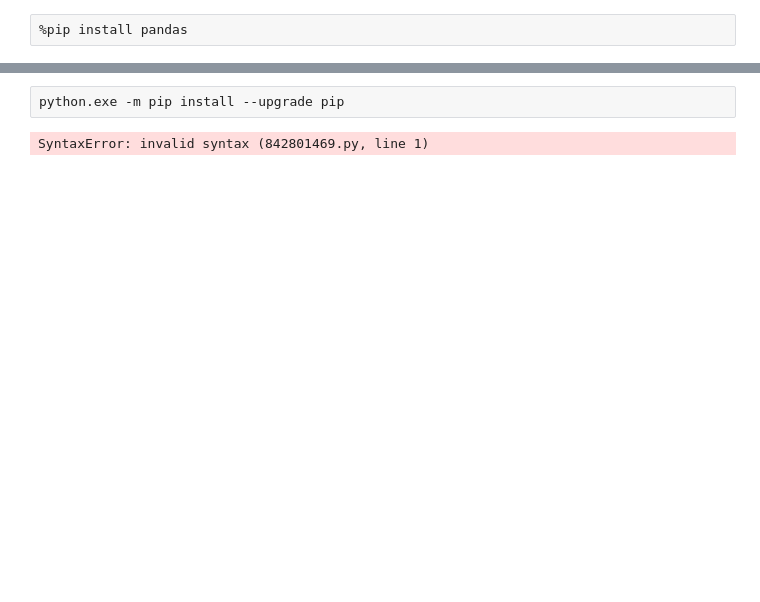
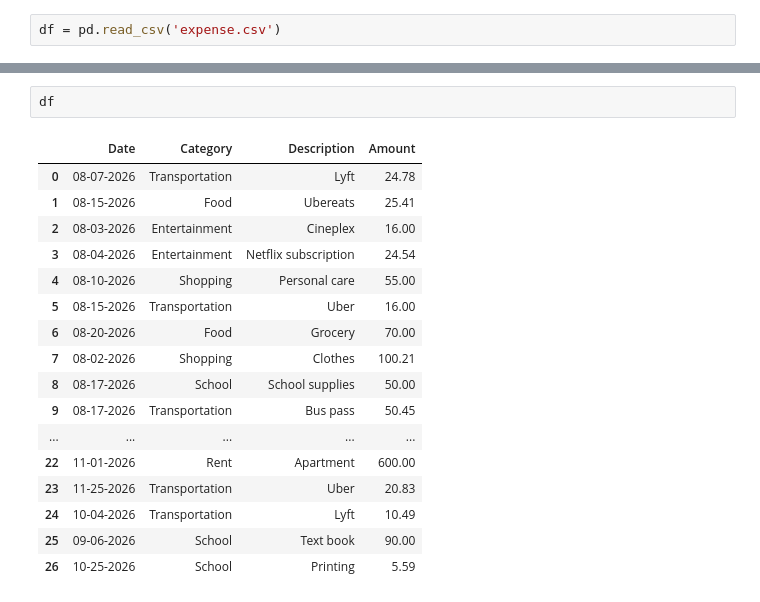
Before and after one commit to oakalonu-sudo/Student-Expense-Analyzer, a Jupyter notebook: expense_analyzer.ipynb, the cells around one changed output, grey strips where cells are left out. Drawn from its saved outputs; the diff is of its cells as text; blank space fills up the shorter version.

```diff
--- a/expense_analyzer.ipynb
+++ b/expense_analyzer.ipynb
@@ -5,2 +3,2 @@ ModuleNotFoundError: No module named 'pandas'
 # %%
-%pip install pandas
+df = pd.read_csv('expense.csv')
@@ -25,4 +5,20 @@ Note: you may need to restart the kernel to use updated packages.
 # %%
-python.exe -m pip install --upgrade pip
+df
 # %% [output]
-SyntaxError: invalid syntax (842801469.py, line 1)
+|  | Date | Category | Description | Amount |
+| 0 | 08-07-2026 | Transportation | Lyft | 24.78 |
+| 1 | 08-15-2026 | Food | Ubereats | 25.41 |
+| 2 | 08-03-2026 | Entertainment | Cineplex | 16.00 |
+| 3 | 08-04-2026 | Entertainment | Netflix subscription | 24.54 |
+| 4 | 08-10-2026 | Shopping | Personal care | 55.00 |
+| 5 | 08-15-2026 | Transportation | Uber | 16.00 |
+| 6 | 08-20-2026 | Food | Grocery | 70.00 |
+| 7 | 08-02-2026 | Shopping | Clothes | 100.21 |
+| 8 | 08-17-2026 | School | School supplies | 50.00 |
+| 9 | 08-17-2026 | Transportation | Bus pass | 50.45 |
+| ... | ... | ... | ... | ... |
+| 22 | 11-01-2026 | Rent | Apartment | 600.00 |
+| 23 | 11-25-2026 | Transportation | Uber | 20.83 |
+| 24 | 10-04-2026 | Transportation | Lyft | 10.49 |
+| 25 | 09-06-2026 | School | Text book | 90.00 |
+| 26 | 10-25-2026 | School | Printing | 5.59 |
```
Also changed, not shown: parts of 31 cells of this notebook.
